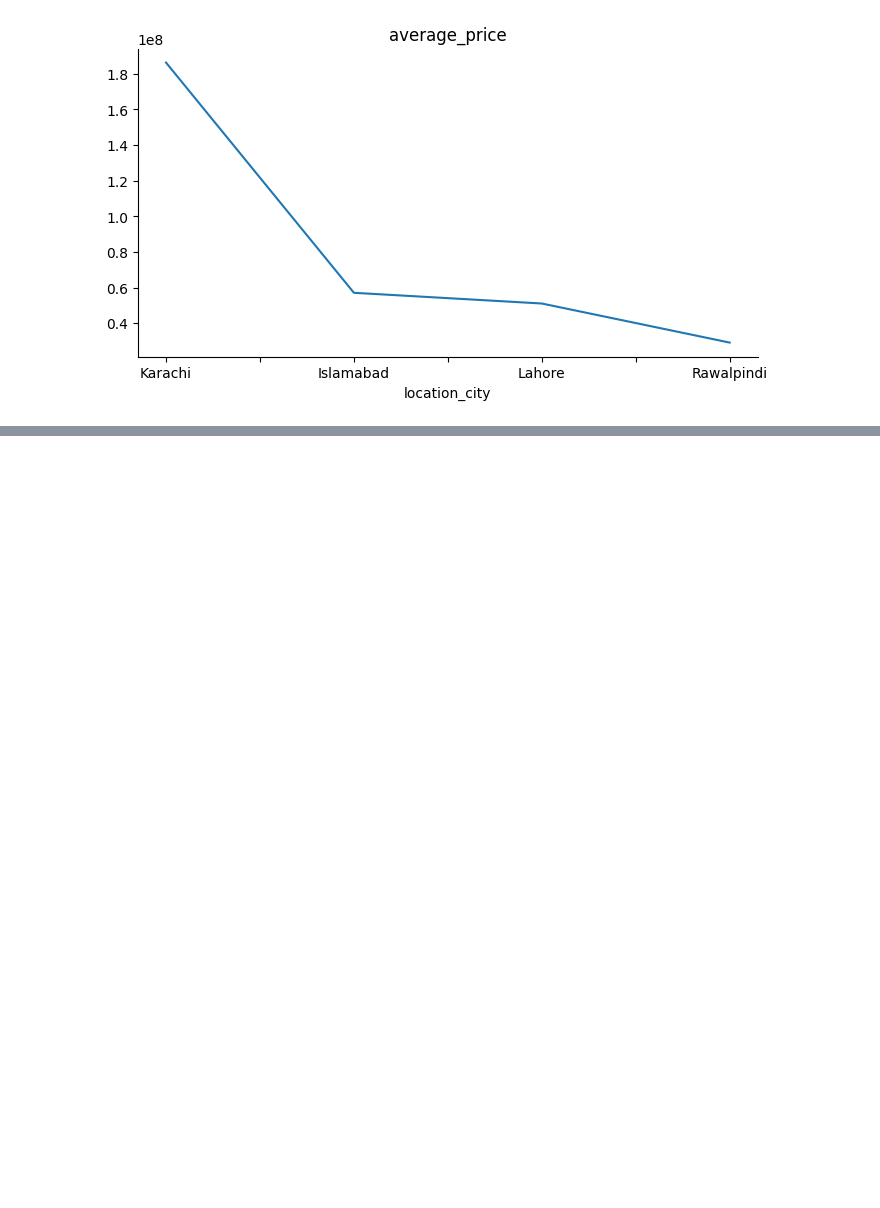
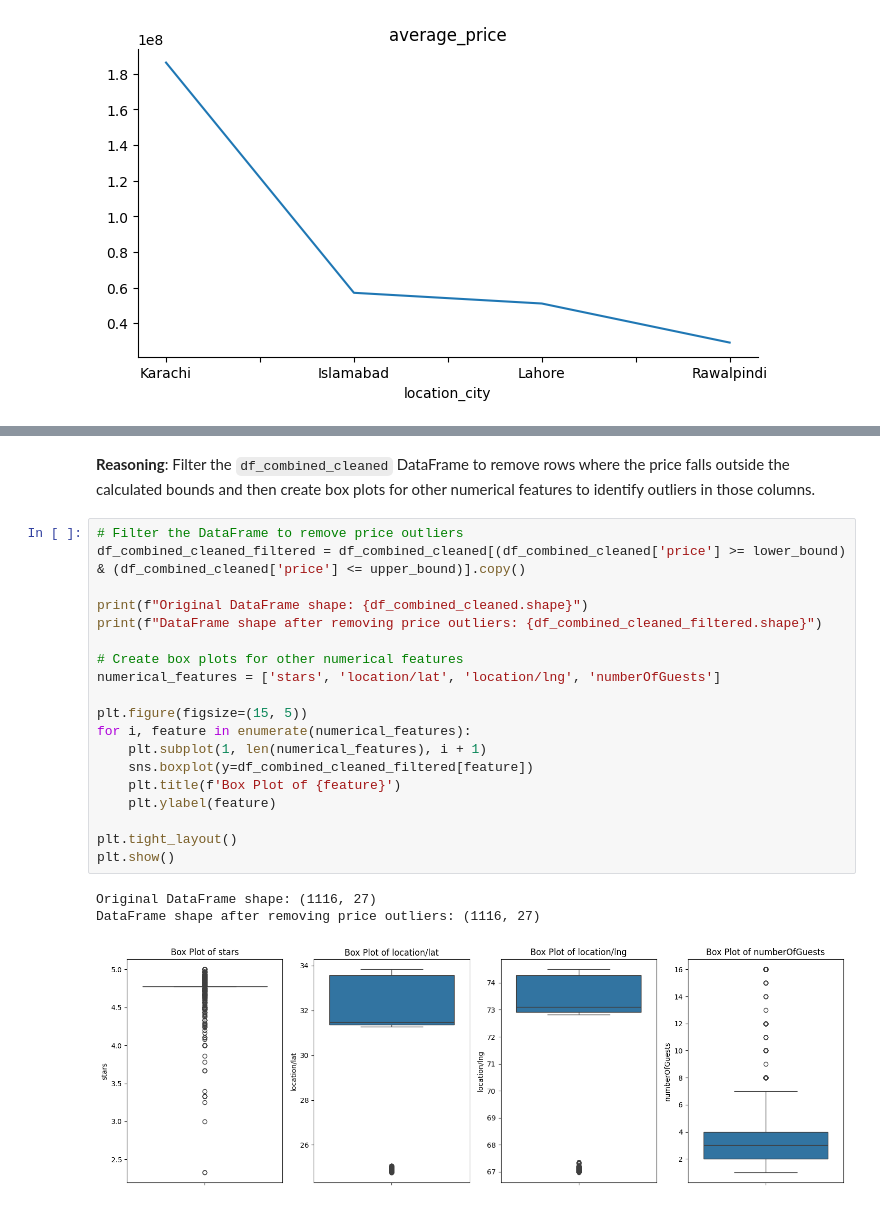
Before and after one commit to tahahasan01/Airbnb_Listings_Analysis, a Jupyter notebook: Airbnb_Analysis.ipynb, the cells around one changed output, grey strips where cells are left out. Drawn from its saved outputs; the diff is of its cells as text; blank space fills up the shorter version.

```diff
--- a/Airbnb_Analysis.ipynb
+++ b/Airbnb_Analysis.ipynb
@@ -1101,0 +1424,26 @@ plt.gca().spines[['top', 'right']].set_visible(False)
+# %% [markdown]
+**Reasoning**:
+Filter the `df_combined_cleaned` DataFrame to remove rows where the price falls outside the calculated bounds and then create box plots for other numerical features to identify outliers in those columns.
+# %%
+# Filter the DataFrame to remove price outliers
+df_combined_cleaned_filtered = df_combined_cleaned[(df_combined_cleaned['price'] >= lower_bound) & (df_combined_cleaned['price'] <= upper_bound)].copy()
+
+print(f"Original DataFrame shape: {df_combined_cleaned.shape}")
+print(f"DataFrame shape after removing price outliers: {df_combined_cleaned_filtered.shape}")
+
+# Create box plots for other numerical features
+numerical_features = ['stars', 'location/lat', 'location/lng', 'numberOfGuests']
+
+plt.figure(figsize=(15, 5))
+for i, feature in enumerate(numerical_features):
+    plt.subplot(1, len(numerical_features), i + 1)
+    sns.boxplot(y=df_combined_cleaned_filtered[feature])
+    plt.title(f'Box Plot of {feature}')
+    plt.ylabel(feature)
+
+plt.tight_layout()
+plt.show()
+# %% [output]
+Original DataFrame shape: (1116, 27)
+DataFrame shape after removing price outliers: (1116, 27)
+[figure, added]
```
Also changed, not shown: parts of 37 cells of this notebook.
